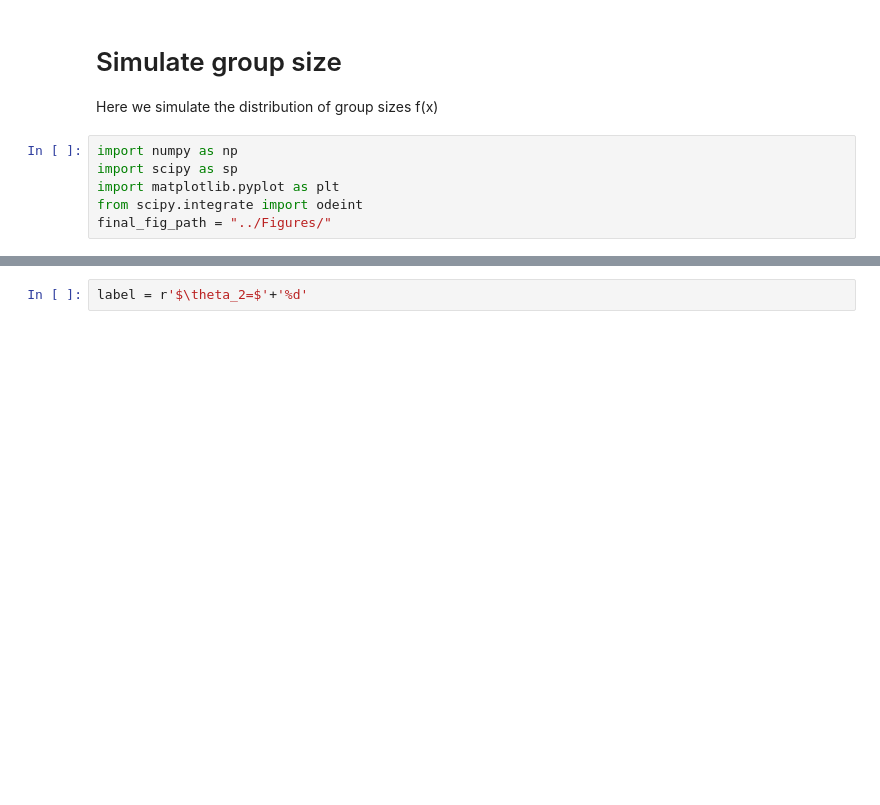
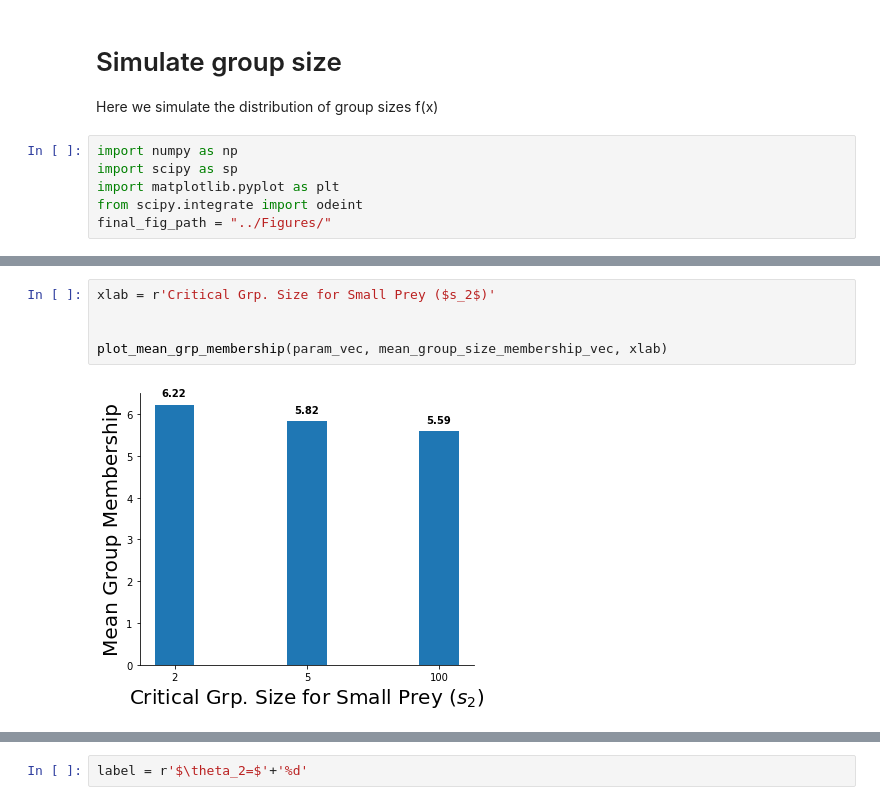
Before and after one commit to taliaborofsky/AdaptiveDynamics_CH_RS, a Jupyter notebook: Group_Size_Simulate.ipynb, the cells around one changed output, grey strips where cells are left out. Drawn from its saved outputs; the diff is of its cells as text; blank space fills up the shorter version.

```diff
--- a/Group_Size_Simulate.ipynb
+++ b/Group_Size_Simulate.ipynb
@@ -192,0 +337,7 @@ full_f_vec = [f_of_1, *out[-1]]
+# %%
+xlab = r'Critical Grp. Size for Small Prey ($s_2$)'
+
+
+plot_mean_grp_membership(param_vec, mean_group_size_membership_vec, xlab)
+# %% [output]
+[figure, added]
```
Also changed, not shown: parts of 17 cells of this notebook, 1 other file.
